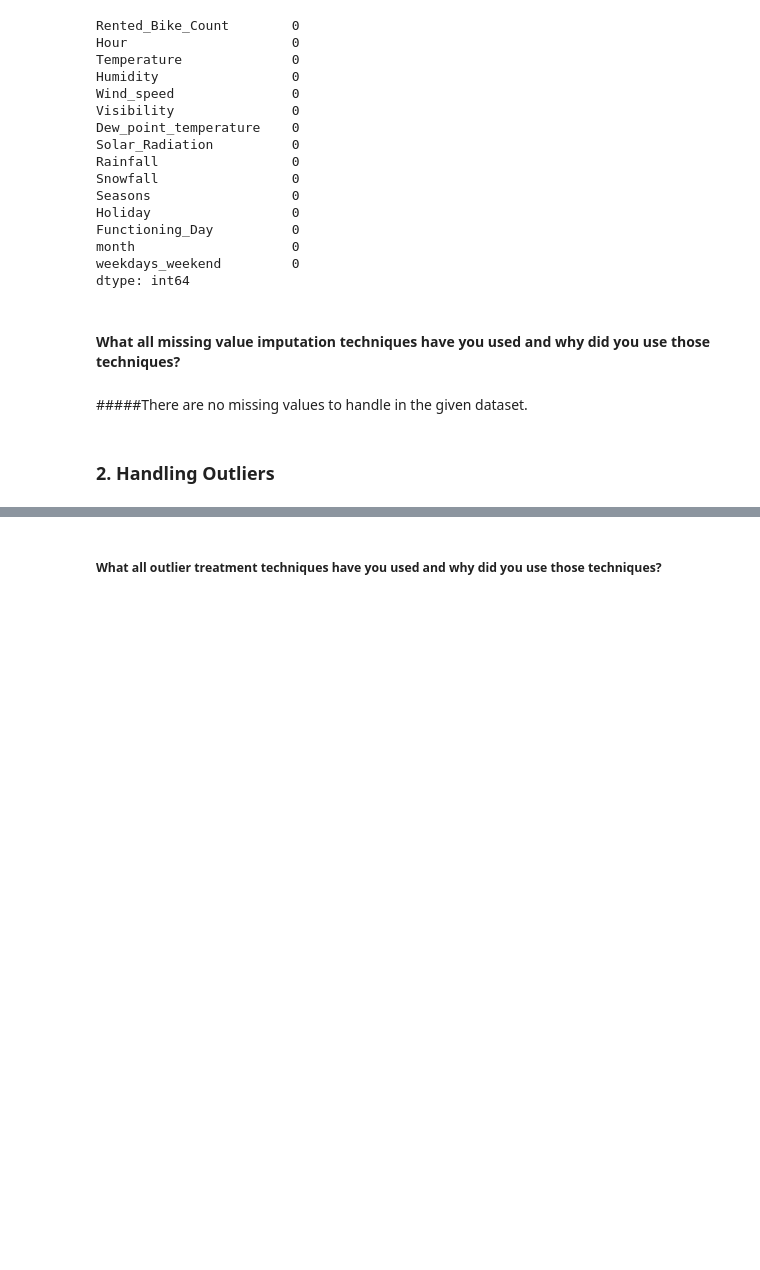
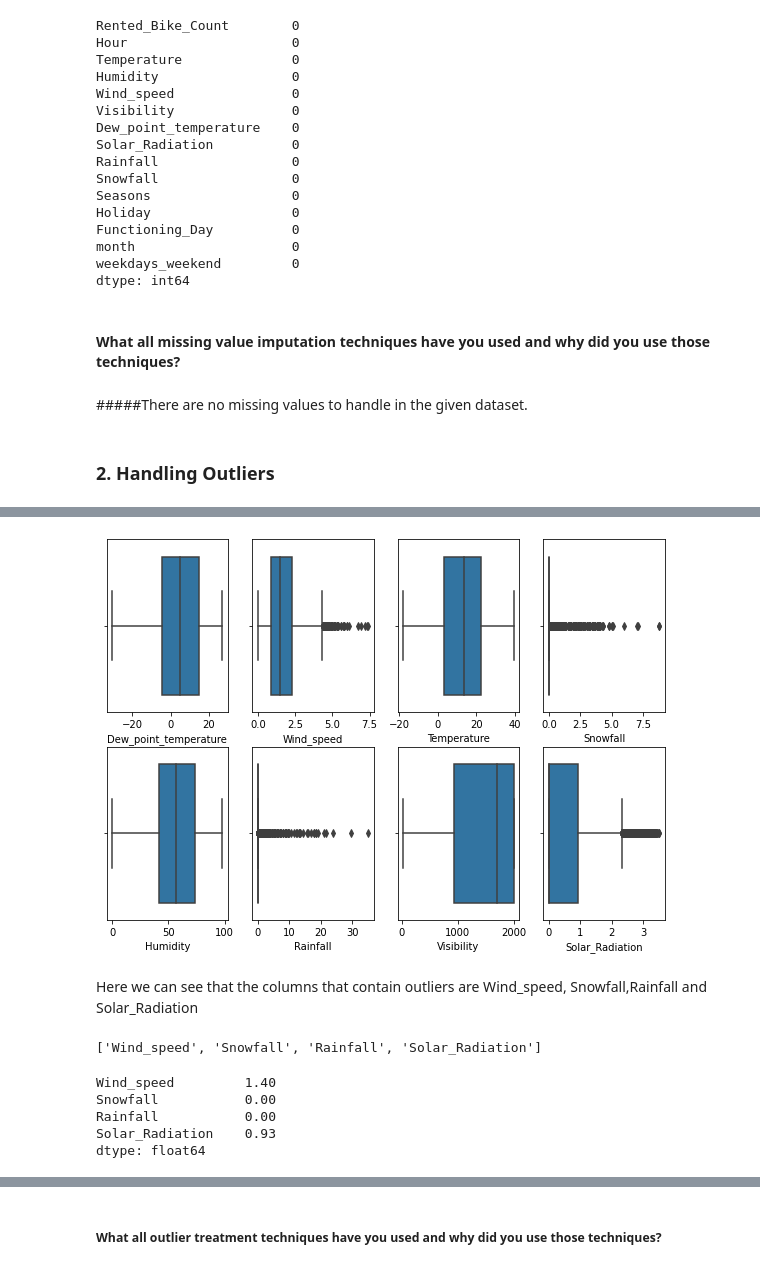
Before and after one commit to abhisheknagpure8/bike-sharing-demand-prediction, a Jupyter notebook: ML_Project_Regression_Bike_Sharing_Demand_Pred.ipynb, the cells around one changed output, grey strips where cells are left out. Cells and saved outputs as stored; diff of their text form; code cells hidden in the pictures; blank space fills up the shorter version.

```diff
--- a/ML_Project_Regression_Bike_Sharing_Demand_Pred.ipynb
+++ b/ML_Project_Regression_Bike_Sharing_Demand_Pred.ipynb
@@ -873,19 +870,0 @@ plt.show()
-# %%
-df["Seasons"]=df["Seasons"].astype('str')
-symmetric_feature=[]
-non_symmetric_feature=[]
-for i in df.describe().columns:
-  if abs(df[i].mean()-df[i].median())<0.2:
-    symmetric_feature.append(i)
-  else:
-    non_symmetric_feature.append(i)
-
-# Getting Symmetric Distributed Features
-print("Symmetric Distributed Features : -",symmetric_feature)
-
-# Getting Skew Symmetric Distributed Features
-print("Skew Symmetric Distributed Features : -",non_symmetric_feature)
-
-# Removing Customer Service Calls column from the list as it's an important factor
-# which can't be treated as outliers here will is already leading to higher churn as we have seen furing analysis.
-non_symmetric_feature.pop()
@@ -902,5 +870,0 @@ def outlier_treatment(df,feature):
-# %%
-# Restricting the data to lower and upper boundry
-for feature in symmetric_feature:
-  df.loc[df[feature]<= outlier_treatment(df=df,feature=feature)[1], feature]=outlier_treatment(df=df,feature=feature)[1]
-  df.loc[df[feature]>= outlier_treatment(df=df,feature=feature)[0], feature]=outlier_treatment(df=df,feature=feature)[0]
@@ -915,5 +870,0 @@ def outlier_treatment_skew(df,feature):
-# %%
-# Restricting the data to lower and upper boundry
-for feature in non_symmetric_feature:
-  df.loc[df[feature]<= outlier_treatment_skew(df=df,feature=feature)[1], feature]=outlier_treatment_skew(df=df,feature=feature)[1]
-  df.loc[df[feature]>= outlier_treatment_skew(df=df,feature=feature)[0], feature]=outlier_treatment_skew(df=df,feature=feature)[0]
@@ -935,0 +871,5 @@ for col in df.describe().columns:
+# %%
+# Handling Outliers & Outlier treatments
+#Creating a list of columns that can possibly contain outliers
+possible_outlier_cols = list(set(df.describe().columns)-{'Rented_Bike_Count','Hour'})
+possible_outlier_cols
@@ -935,0 +885,28 @@ for col in df.describe().columns:
+# %%
+#Creating a boxplot to detect columns with outliers
+plt.figure(figsize=(10,7))
+for index,item in enumerate(possible_outlier_cols):
+  plt.subplot(2,4,index+1)
+  sns.boxplot(df[item])
+# %% [output]
+[figure, added]
+# %% [markdown]
+Here we can see that the columns that contain outliers are Wind_speed, Snowfall,Rainfall and Solar_Radiation
+# %%
+#Creating a list of columns that contains outliers
+outlier_cols = ['Wind_speed', 'Snowfall','Rainfall','Solar_Radiation']
+outlier_cols
+# %% [output]
+['Wind_speed', 'Snowfall', 'Rainfall', 'Solar_Radiation']
+# %%
+#Finding the inter-quartile range for the columns with outliers
+Q1 = df[outlier_cols].quantile(0.25)
+Q3 = df[outlier_cols].quantile(0.75)
+IQR = Q3-Q1
+IQR
+# %% [output]
+Wind_speed         1.40
+Snowfall           0.00
+Rainfall           0.00
+Solar_Radiation    0.93
+dtype: float64
```
Also changed, not shown: parts of 36 cells of this notebook.
